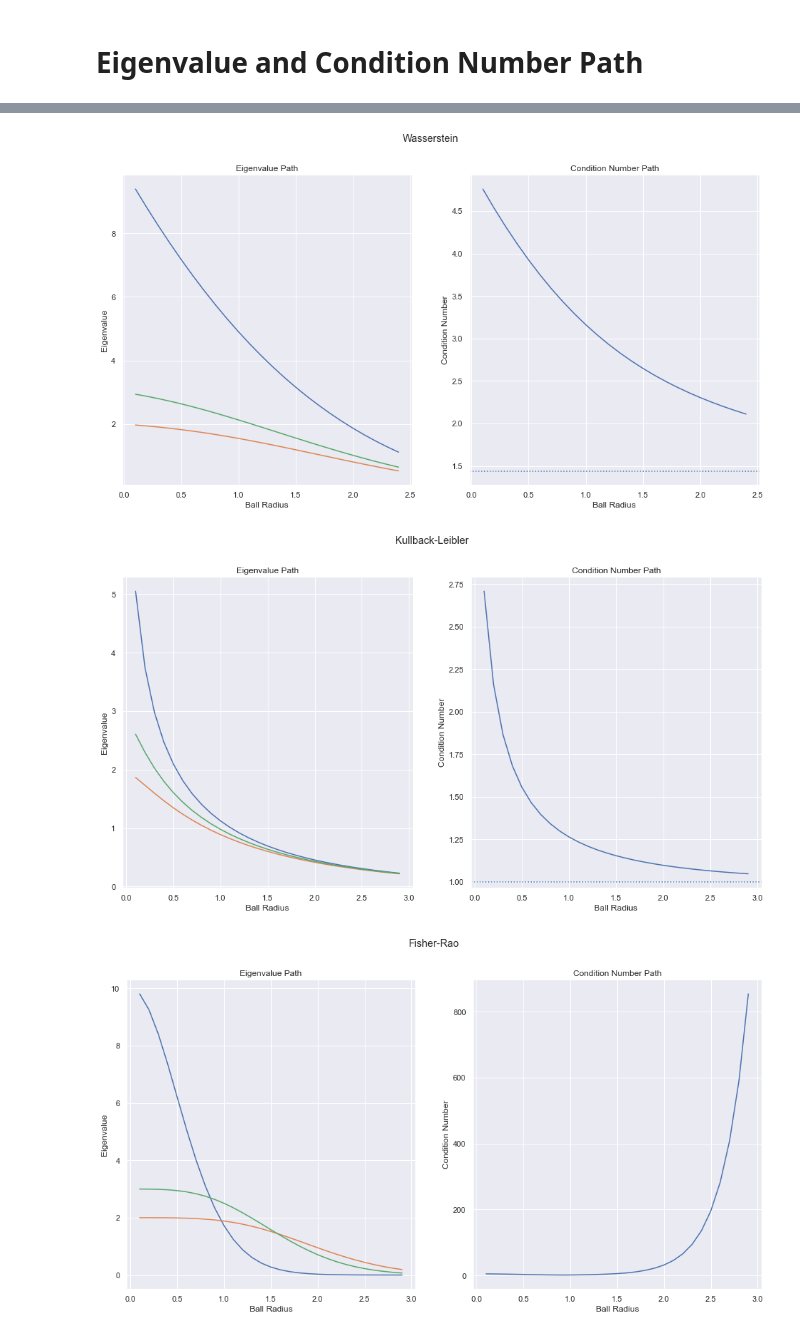
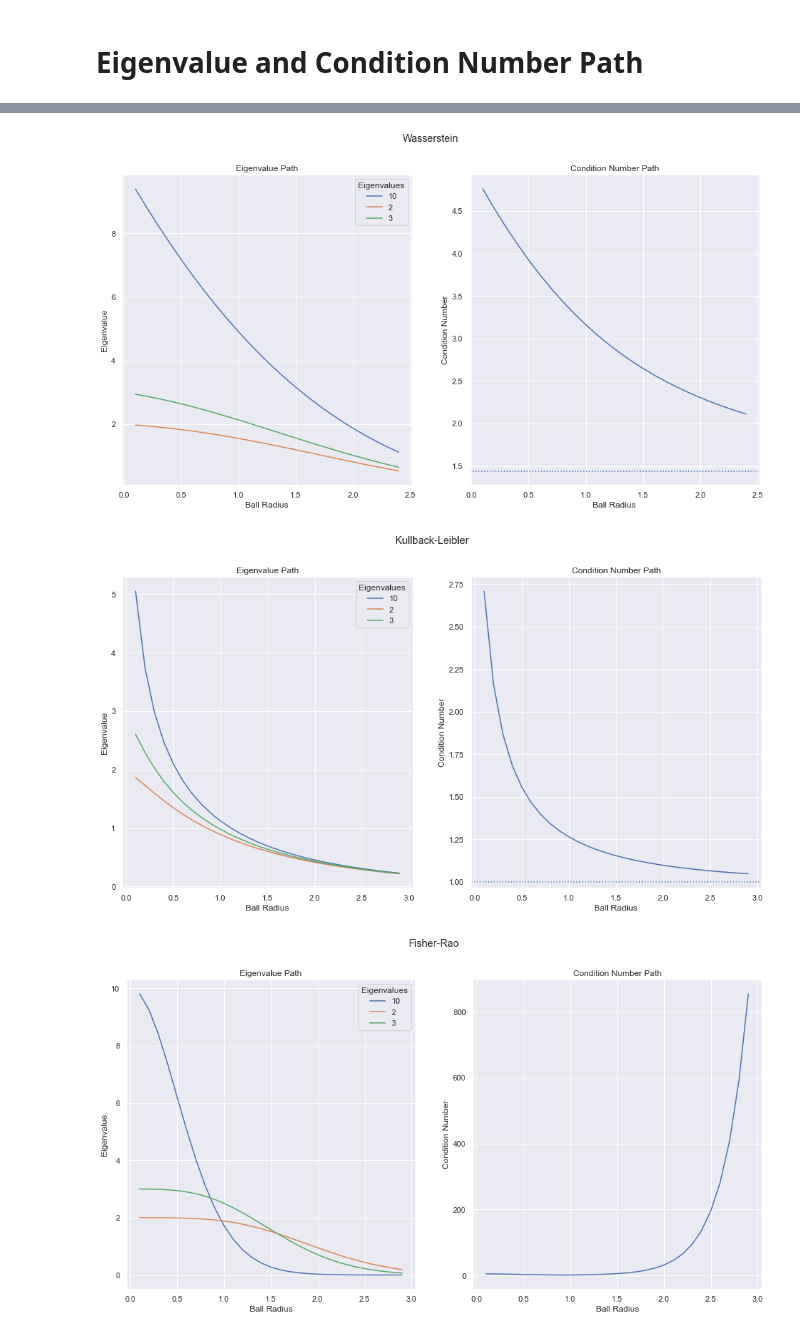
Before and after one commit to yvesrychener/covariance_DRO, a Jupyter notebook: python/Analysis.ipynb, the cells around one changed output, grey strips where cells are left out. Cells and saved outputs as stored; diff of their text form; code cells hidden in the pictures.

```diff
--- a/python/Analysis.ipynb
+++ b/python/Analysis.ipynb
@@ -56,15 +59,18 @@ plt.suptitle('Fisher-Rao');
 # %%
 eigenvalues, K, axs = plot_ev_cn_path([10,2,3], 'Wasserstein', epsilons = np.arange(0.1, np.sqrt(6), 0.1))
+axs[0].legend(['10', '2', '3'], title = 'Eigenvalues')
 axs[1].axhline(np.cbrt(3),ls=':')
 plt.suptitle('Wasserstein');
 
 eigenvalues, K, axs = plot_ev_cn_path([10,2,3], 'KLdirect', epsilons = np.arange(0.1, 3, 0.1))
+axs[0].legend(['10', '2', '3'], title = 'Eigenvalues')
 axs[1].axhline(1,ls=':')
 plt.suptitle('Kullback-Leibler');
 
 eigenvalues, K, axs = plot_ev_cn_path([10,2,3], 'Fisher-Rao', epsilons = np.arange(0.1, 3, 0.1))
+axs[0].legend(['10', '2', '3'], title = 'Eigenvalues')
 plt.suptitle('Fisher-Rao');
 # %% [output]
-[figure, old version]
+[figure, new version]
-[figure, old version]
+[figure, new version]
-[figure, old version]
+[figure, new version]
```
Also changed, not shown: parts of 1 cell of this notebook, 4 other files.
